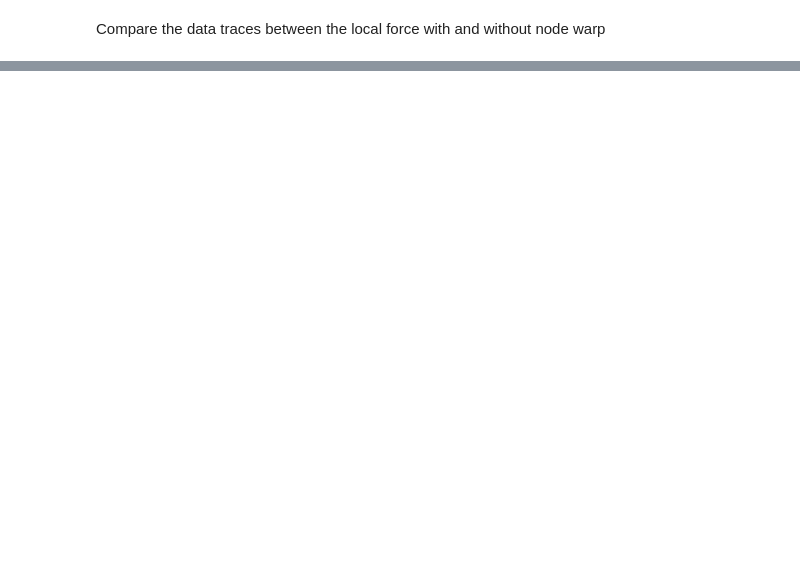
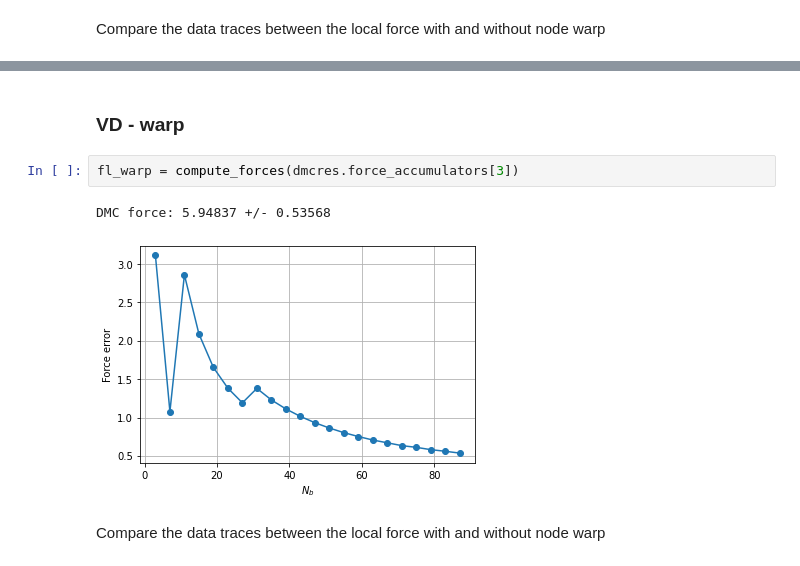
Before and after one commit to Jvanrhijn/pydmc, a Jupyter notebook: examples/elliptic_well.ipynb, the cells around one changed output, grey strips where cells are left out. Drawn from its saved outputs; the diff is of its cells as text; blank space fills up the shorter version.

```diff
--- a/examples/elliptic_well.ipynb
+++ b/examples/elliptic_well.ipynb
@@ -292,3 +262,12 @@ DMC force: 6.03369 +/- 0.51930
+# %% [markdown]
+### VD - warp
+# %%
+fl_warp = compute_forces(dmcres.force_accumulators[3])
+# %% [output]
+DMC force: 5.94837 +/- 0.53568
+[figure, added]
+# %% [markdown]
+Compare the data traces between the local force with and without node warp
 # %%
 plt.plot(bin_samples(fl_nowarp[0, :], bin_size=steps_per_block), label="No warp")
 plt.plot(bin_samples(fl_warp[0, :], bin_size=steps_per_block), label="Warp")
```
Also changed, not shown: parts of 29 cells of this notebook, 2 other files.
